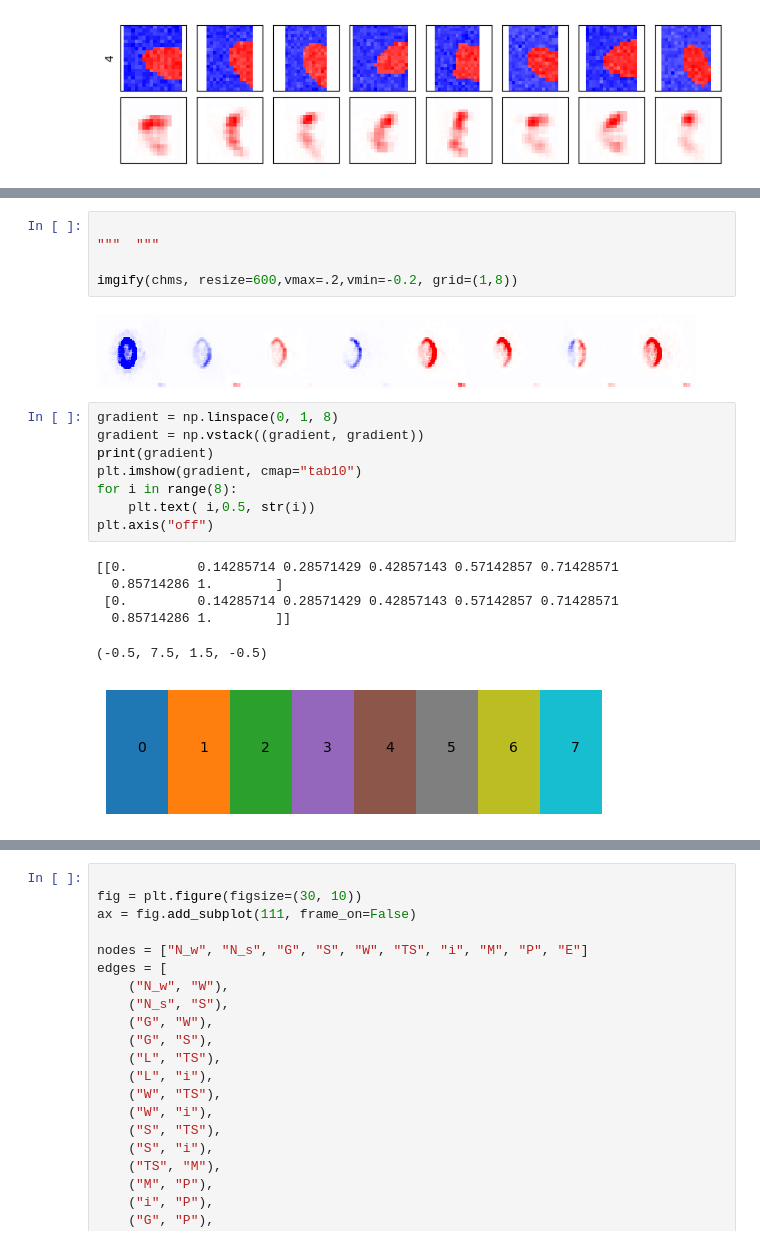
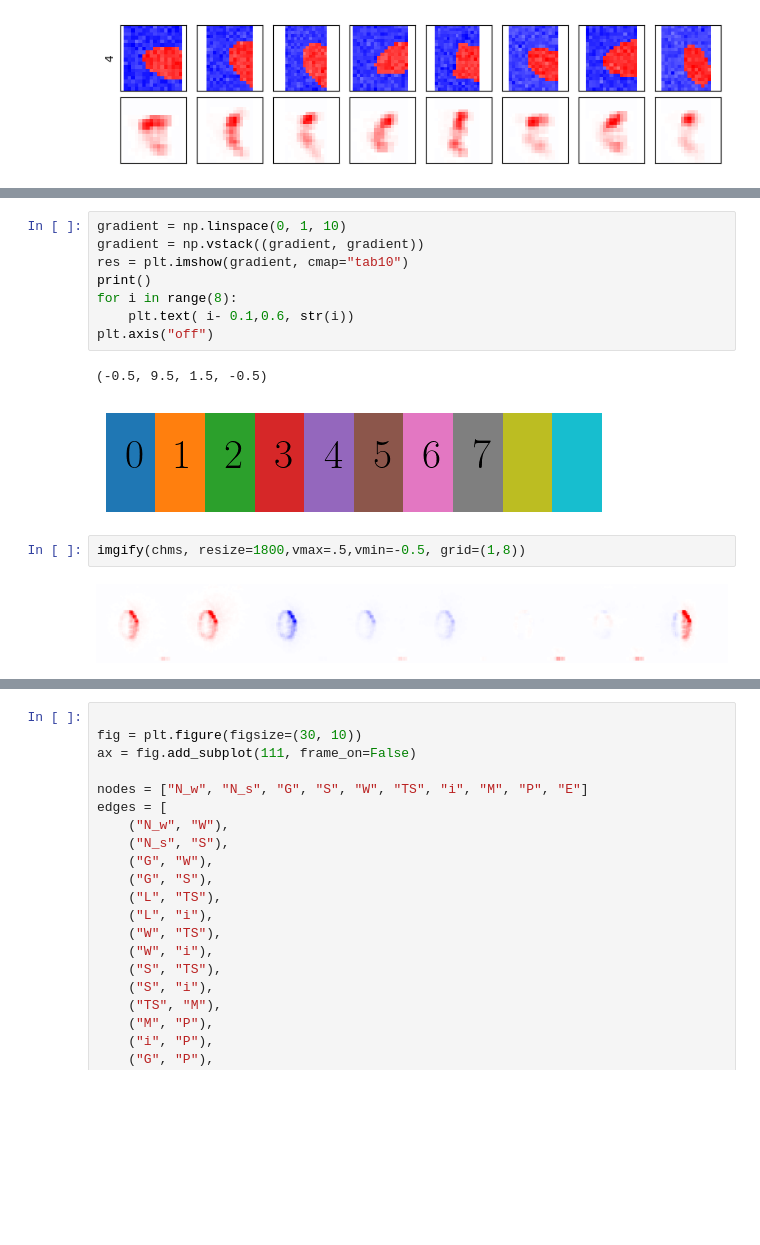
Before and after one commit to lillijo/xai-evaluation-master-thesis, a Jupyter notebook: experiments/random_visualizations.ipynb, the cells around one changed output, grey strips where cells are left out. Saved outputs shown, nothing was run; the diff lists cells and outputs as text; blank space fills up the shorter version.

```diff
--- a/experiments/random_visualizations.ipynb
+++ b/experiments/random_visualizations.ipynb
@@ -121,22 +156,15 @@ tensor([[2, 2, 2,  ..., 0, 0, 0],
+# %%
+gradient = np.linspace(0, 1, 10)
+gradient = np.vstack((gradient, gradient))
+res = plt.imshow(gradient, cmap="tab10")
+print()
+for i in range(8):
+    plt.text( i- 0.1,0.6, str(i))
+plt.axis("off")
+# %% [output]
+(-0.5, 9.5, 1.5, -0.5)
+[figure, added]
 # %%
-
-"""  """
-
-imgify(chms, resize=600,vmax=.2,vmin=-0.2, grid=(1,8))
+imgify(chms, resize=1800,vmax=.5,vmin=-0.5, grid=(1,8))
 # %% [output]
-[figure, old version]
+[figure, new version]
-# %%
-gradient = np.linspace(0, 1, 8)
-gradient = np.vstack((gradient, gradient))
-print(gradient)
-plt.imshow(gradient, cmap="tab10")
-for i in range(8):
-    plt.text( i,0.5, str(i))
-plt.axis("off")
-# %% [output]
-[[0.         0.14285714 0.28571429 0.42857143 0.57142857 0.71428571
-  0.85714286 1.        ]
- [0.         0.14285714 0.28571429 0.42857143 0.57142857 0.71428571
-  0.85714286 1.        ]]
-(-0.5, 7.5, 1.5, -0.5)
-[figure, removed]
```
Also changed, not shown: parts of 9 cells of this notebook, 2 other files.
